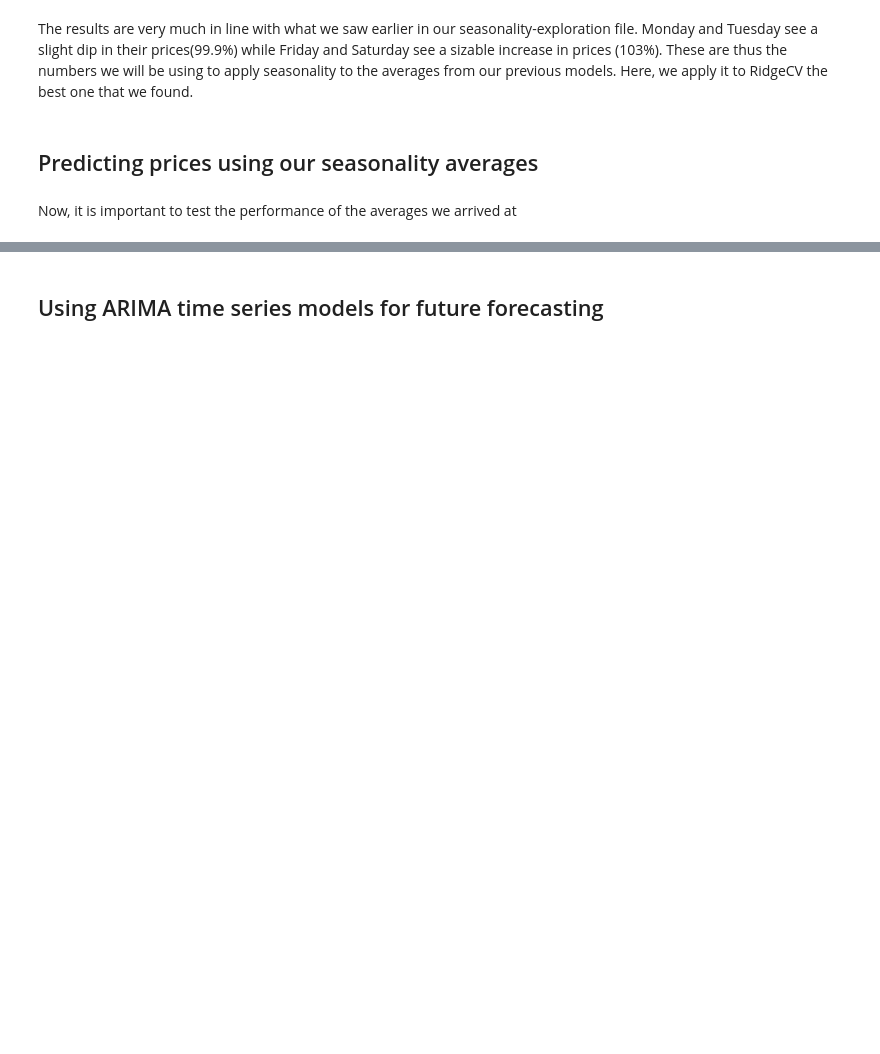
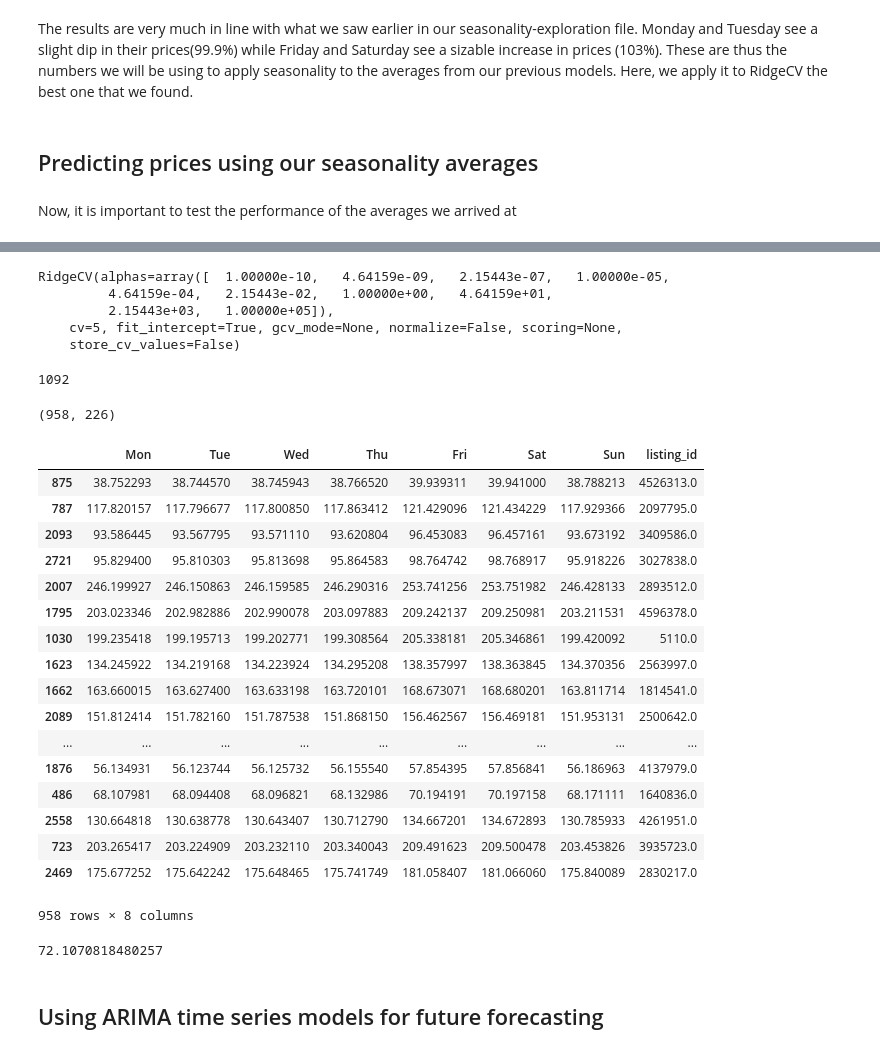
Before and after one commit to samuelklam/airbnb-pricing-prediction, a Jupyter notebook: data-modeling/seasonality-modeling-WJ.ipynb, the cells around one changed output, grey strips where cells are left out. Cells and saved outputs as stored; diff of their text form; code cells hidden in the pictures; blank space fills up the shorter version.

```diff
--- a/data-modeling/seasonality-modeling-WJ.ipynb
+++ b/data-modeling/seasonality-modeling-WJ.ipynb
@@ -92,0 +214,54 @@ def median_absolute_errors(x, y, log_bool=None):
+# %%
+RidgeCV_model.fit(x,y_log)
+# %% [output]
+RidgeCV(alphas=array([  1.00000e-10,   4.64159e-09,   2.15443e-07,   1.00000e-05,
+         4.64159e-04,   2.15443e-02,   1.00000e+00,   4.64159e+01,
+         2.15443e+03,   1.00000e+05]),
+    cv=5, fit_intercept=True, gcv_mode=None, normalize=False, scoring=None,
+    store_cv_values=False)
+# %%
+sample = results_nona.sample(frac=0.4,axis=0)
+len(sample)
+# %% [output]
+1092
+# %%
+# some of the id's in the sample can't be found. So at the end we readjust the sample dataframe too so they have the same entries
+sample_variables=data.loc[data['id'].isin(sample['listing_id'])]
+sample_variables.head(5)
+sample_variables.shape
+sample = sample.loc[sample['listing_id'].isin(sample_variables['id'])]
+# %%
+sample_variables.shape
+# %% [output]
+(958, 226)
+# %%
+X_sample = sample_variables.iloc[:, 2:-2]
+#note y_test is the un-exponentiated price
+# %%
+new_predictions = sample.copy()
+new_predictions.loc[:,0:7]=0
+# %%
+new_predictions['Mon']=np.exp(RidgeCV_model.predict(X_sample))
+for i in b[1:]:
+    new_predictions[i]=np.exp(RidgeCV_model.predict(X_sample))*multiplier[i]
+# %%
+new_predictions
+# %% [output]
+|  | Mon | Tue | Wed | Thu | Fri | Sat | Sun | listing_id |
+| 875 | 38.752293 | 38.744570 | 38.745943 | 38.766520 | 39.939311 | 39.941000 | 38.788213 | 4526313.0 |
+| 787 | 117.820157 | 117.796677 | 117.800850 | 117.863412 | 121.429096 | 121.434229 | 117.929366 | 2097795.0 |
+| 2093 | 93.586445 | 93.567795 | 93.571110 | 93.620804 | 96.453083 | 96.457161 | 93.673192 | 3409586.0 |
+| 2721 | 95.829400 | 95.810303 | 95.813698 | 95.864583 | 98.764742 | 98.768917 | 95.918226 | 3027838.0 |
+| 2007 | 246.199927 | 246.150863 | 246.159585 | 246.290316 | 253.741256 | 253.751982 | 246.428133 | 2893512.0 |
+| 1795 | 203.023346 | 202.982886 | 202.990078 | 203.097883 | 209.242137 | 209.250981 | 203.211531 | 4596378.0 |
+| 1030 | 199.235418 | 199.195713 | 199.202771 | 199.308564 | 205.338181 | 205.346861 | 199.420092 | 5110.0 |
+| 1623 | 134.245922 | 134.219168 | 134.223924 | 134.295208 | 138.357997 | 138.363845 | 134.370356 | 2563997.0 |
+| 1662 | 163.660015 | 163.627400 | 163.633198 | 163.720101 | 168.673071 | 168.680201 | 163.811714 | 1814541.0 |
+| 2089 | 151.812414 | 151.782160 | 151.787538 | 151.868150 | 156.462567 | 156.469181 | 151.953131 | 2500642.0 |
+| ... | ... | ... | ... | ... | ... | ... | ... | ... |
+| 1876 | 56.134931 | 56.123744 | 56.125732 | 56.155540 | 57.854395 | 57.856841 | 56.186963 | 4137979.0 |
+| 486 | 68.107981 | 68.094408 | 68.096821 | 68.132986 | 70.194191 | 70.197158 | 68.171111 | 1640836.0 |
+| 2558 | 130.664818 | 130.638778 | 130.643407 | 130.712790 | 134.667201 | 134.672893 | 130.785933 | 4261951.0 |
+| 723 | 203.265417 | 203.224909 | 203.232110 | 203.340043 | 209.491623 | 209.500478 | 203.453826 | 3935723.0 |
+| 2469 | 175.677252 | 175.642242 | 175.648465 | 175.741749 | 181.058407 | 181.066060 | 175.840089 | 2830217.0 |
+958 rows × 8 columns
@@ -93,2 +271,6 @@ def median_absolute_errors(x, y, log_bool=None):
+# %%
+model_err
+# %% [output]
+72.1070818480257
 # %% [markdown]
 ## Using ARIMA time series models for future forecasting
```
Also changed, not shown: parts of 10 cells of this notebook, 1 other file.
